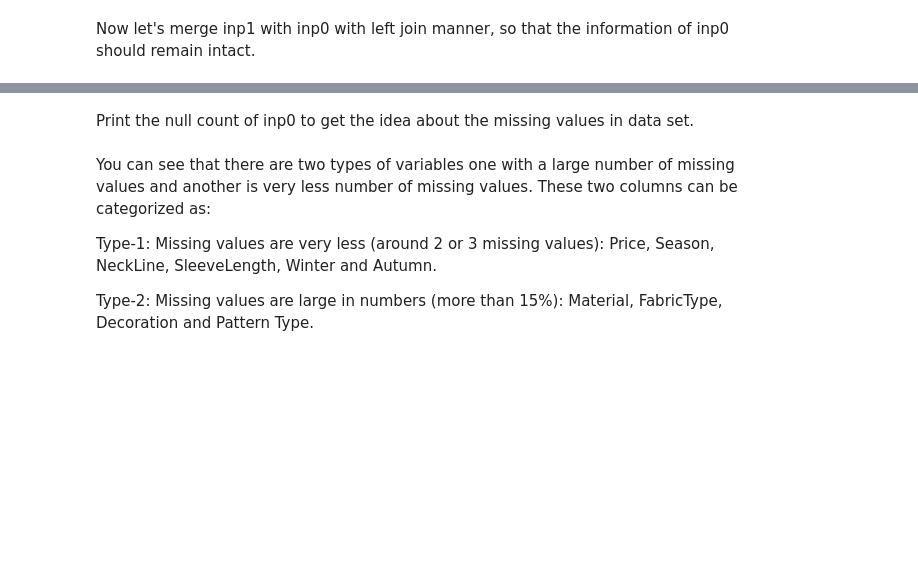
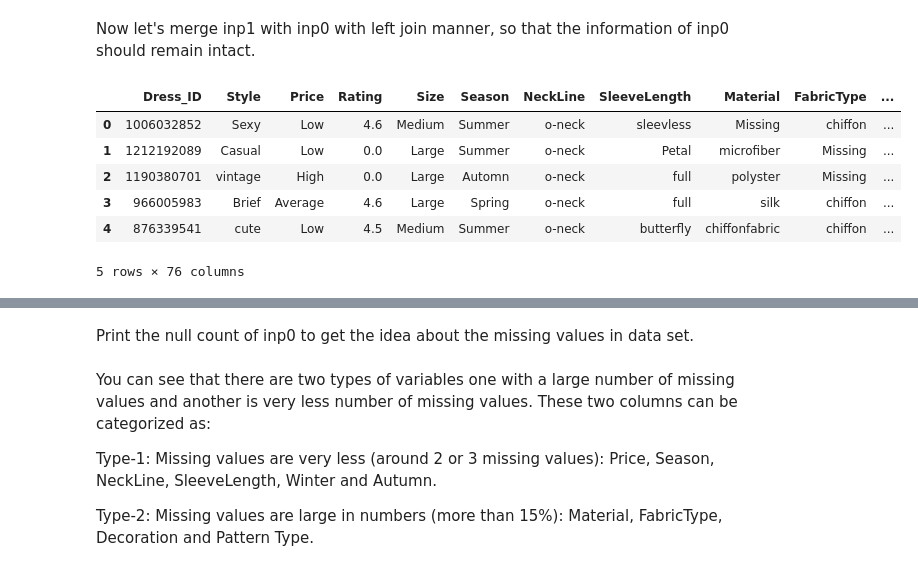
Before and after one commit to deepak7meher/machine-learning, a Jupyter notebook: EDA-Exercise.ipynb, the cells around one changed output, grey strips where cells are left out. Cells and saved outputs as stored; diff of their text form; code cells hidden in the pictures; blank space fills up the shorter version.

```diff
--- a/EDA-Exercise.ipynb
+++ b/EDA-Exercise.ipynb
@@ -97 +116,23 @@ Now if you try and convert these object data type columns into numeric data type
+# %%
+# Try to convert the object type into float type of data. YOU GET ERROR MESSAGE.
+#inp1['09-12-2013'].unique()
+inp1["09-12-2013"] = inp1["09-12-2013"].apply(pd.to_numeric, downcast='float', errors='coerce')
+inp1["14-09-2013"] = inp1["14-09-2013"].apply(pd.to_numeric, downcast='float', errors='coerce')
+inp1["16-09-2013"] = inp1["16-09-2013"].apply(pd.to_numeric, downcast='float', errors='coerce')
+inp1["18-09-2013"] = inp1["18-09-2013"].apply(pd.to_numeric, downcast='float', errors='coerce')
+inp1["20-09-2013"] = inp1["20-09-2013"].apply(pd.to_numeric, downcast='float', errors='coerce')
+inp1["22-09-2013"] = inp1["22-09-2013"].apply(pd.to_numeric, downcast='float', errors='coerce')
+# %%
+# Do the required changes in the "Dress Sales" data set to get null values on string values.
+inp1.loc[inp1['09-12-2013']== 'Removed',"09-12-2013"] = np.NaN
+
+inp1.loc[inp1['14-09-2013']== 'removed',"14-09-2013"] = np.NaN
+
+inp1.loc[inp1['16-09-2013']== 'removed',"16-09-2013"] = np.NaN
+
+inp1.loc[inp1['18-09-2013']== 'removed',"18-09-2013"] = np.NaN
+
+inp1.loc[inp1['20-09-2013']== 'removed',"20-09-2013"] = np.NaN
+
+inp1.loc[inp1['22-09-2013']== 'Orders',"22-09-2013"] = np.NaN
 # %%
@@ -108,0 +169,13 @@ When you see the null counts in “Dress Sales” dataset after performing all t
+# %%
+# Drop the columns in "Dress Sales" which have more than 40% of missing values.
+inp1= inp1.drop(["26-09-2013"] , axis= 1)
+
+inp1= inp1.drop(["30-09-2013"] , axis= 1)
+
+inp1= inp1.drop(["10-02-2013"] , axis= 1)
+
+inp1= inp1.drop(["10-04-2013"] , axis= 1)
+
+inp1= inp1.drop(["10-08-2013"] , axis= 1)
+
+inp1= inp1.drop(["10-10-2013"] , axis= 1)
@@ -116,0 +210,6 @@ You should categorise the dates into seasons in “Dress Sales” data to simpli
+# %%
+# Create the four seasons columns in inp1, according to the above criteria.
+inp1["Summer"]=inp1["09-06-2013"]+inp1["10-06-2013"]+inp1["29-08-2013"]+inp1["09-08-2013"]+inp1["31-08-2013"]+inp1["09-08-2013"]
+inp1["Autumn"]=inp1["14-09-2013"]+inp1["16-09-2013"]+inp1["18-09-2013"]+inp1["20-09-2013"]+inp1["22-09-2013"]+inp1["24-09-2013"]+inp1["28-09-2013"]+inp1["09-10-2013"]
+inp1["Winter"]=inp1["09-02-2013"]+inp1["09-12-2013"]+inp1["10-12-2013"]
+inp1["Spring"]=inp1["09-04-2013"]
@@ -121,7 +249,15 @@ Now let's merge inp1 with inp0 with left join manner, so that the information of
 # %%
 # Merge inp0 with inp1 into inp0. this is also called left merge.
 inp0 = pd.merge(left=inp0,right=inp1, how='left', left_on='Dress_ID', right_on='Dress_ID')
-inp.head()
+inp0.head()
+# %% [output]
+|  | Dress_ID | Style | Price | Rating | Size | Season | NeckLine | SleeveLength | Material | FabricType | ... |
+| 0 | 1006032852 | Sexy | Low | 4.6 | Medium | Summer | o-neck | sleevless | Missing | chiffon | ... |
+| 1 | 1212192089 | Casual | Low | 0.0 | Large | Summer | o-neck | Petal | microfiber | Missing | ... |
+| 2 | 1190380701 | vintage | High | 0.0 | Large | Automn | o-neck | full | polyster | Missing | ... |
+| 3 | 966005983 | Brief | Average | 4.6 | Large | Spring | o-neck | full | silk | chiffon | ... |
+| 4 | 876339541 | cute | Low | 4.5 | Medium | Summer | o-neck | butterfly | chiffonfabric | chiffon | ... |
+5 rows × 76 columns
 # %%
 # Now Drop the Date columns from inp0 as it is already combined into four seasons.
 inp0.drop(inp0.loc[:,'29-08-2013':'10-12-2013'].columns, axis= 1, inplace= True)
```
Also changed, not shown: parts of 31 cells of this notebook.
